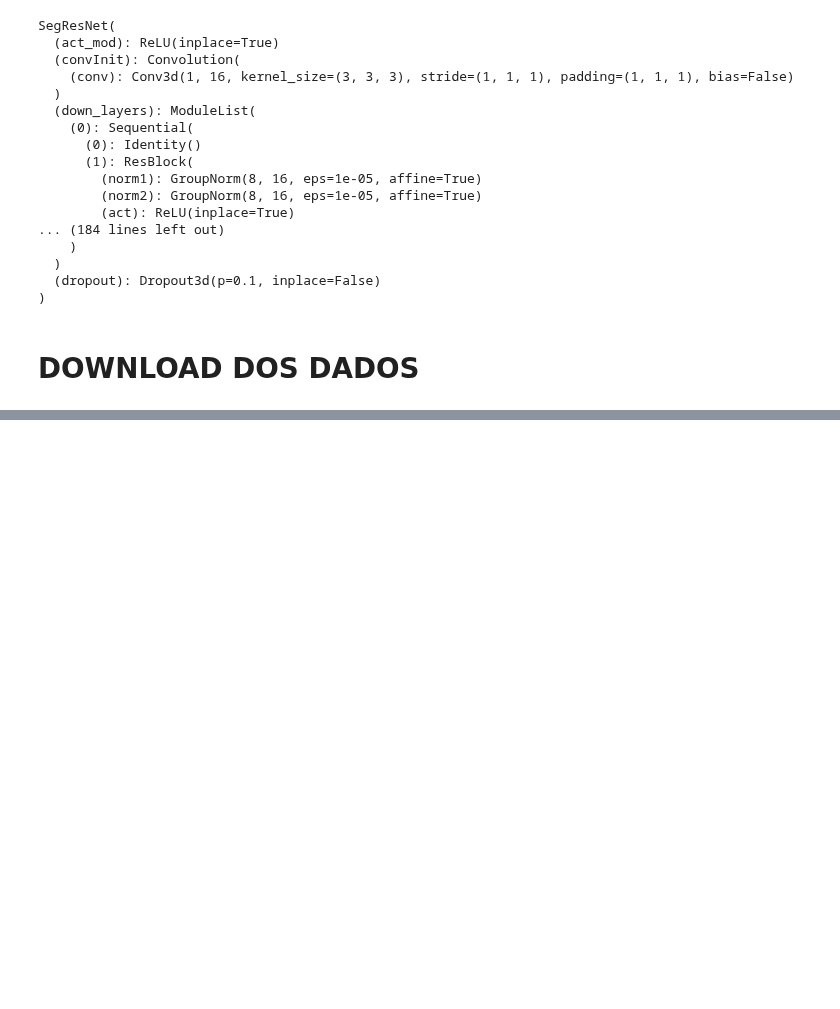
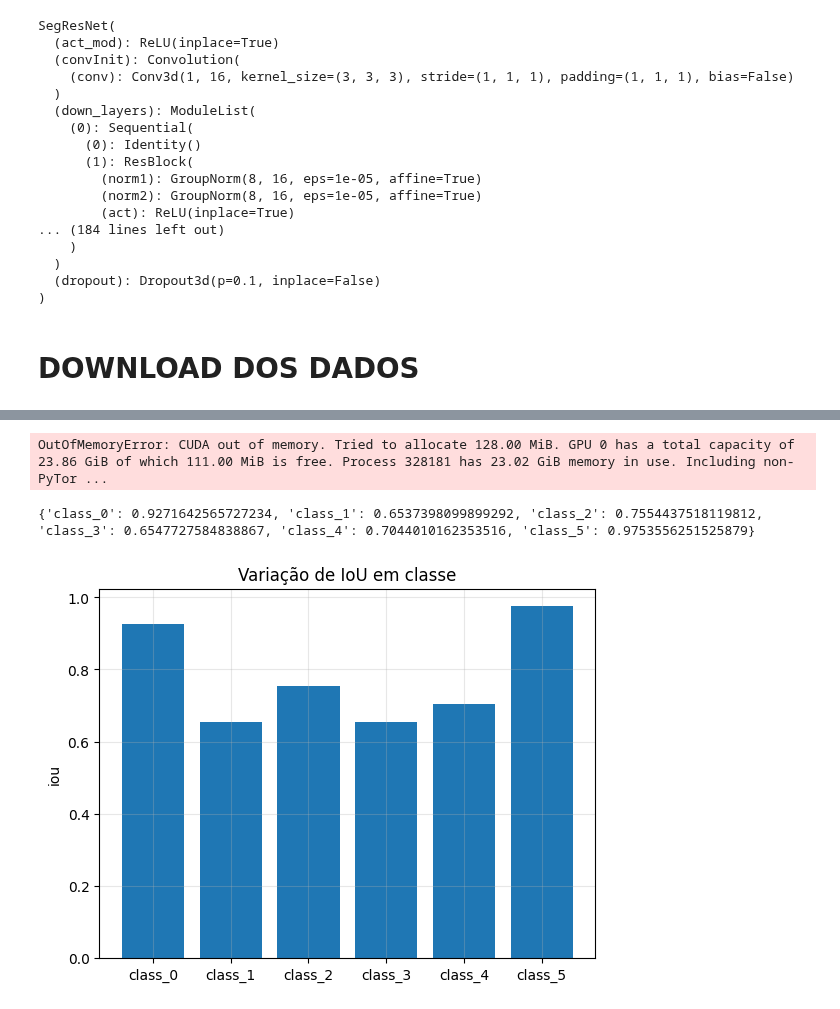
Before and after one commit to KlaussMarchi/SeismicMulticlass, a Jupyter notebook: Model/3 - PostProcessing.ipynb, the cells around one changed output, grey strips where cells are left out. Drawn from its saved outputs; the diff is of its cells as text; code cells hidden in the pictures; blank space fills up the shorter version.

```diff
--- a/Model/3 - PostProcessing.ipynb
+++ b/Model/3 - PostProcessing.ipynb
@@ -231,3 +216,46 @@ with torch.no_grad():
+# %%
+network.model.eval()
+network.iou.reset()
+yModel = []
+
+with torch.no_grad():
+    for (imgs, masks) in test_loader:
+        imgs, masks = imgs.to(network.device), masks.to(network.device)
+        logits = network.model(imgs)
+
+        preds  = torch.argmax(logits, dim=1)
+        target = masks.squeeze(1) if masks.dim() == 5 else masks
+        network.iou.update(preds, target)
+        yModel.append(preds.cpu().numpy()[0])
+
+test_iou = network.iou.compute().item()
+test_iou
+# %% [output]
+OutOfMemoryError: CUDA out of memory. Tried to allocate 128.00 MiB. GPU 0 has a total capacity of 23.86 GiB of which 111.00 MiB is free. Process 328181 has 23.02 GiB memory in use. Including non-PyTor ...
+# %%
+iou = MulticlassJaccardIndex(num_classes=network.classes, average=None).to(network.device)
+network.model.eval()
+iou.reset()
+
+with torch.no_grad():
+    for (imgs, masks) in test_loader:
+        imgs, masks = imgs.to(network.device), masks.to(network.device)
+        logits = network.model(imgs)
+
+        preds  = torch.argmax(logits, dim=1)
+        target = masks.squeeze(1) if masks.dim() == 5 else masks
+        iou.update(preds, target)
+
+
+iouData = {f'class_{i}': score.item() for i, score in enumerate(iou.compute())}
+print(iouData)
+
+plt.bar(iouData.keys(), iouData.values())
+plt.ylabel('iou'); plt.title(f'Variação de IoU em classe')
+plt.grid(alpha=0.3)
+# %% [output]
+{'class_0': 0.9271642565727234, 'class_1': 0.6537398099899292, 'class_2': 0.7554437518119812, 'class_3': 0.6547727584838867, 'class_4': 0.7044010162353516, 'class_5': 0.9753556251525879}
+[figure, added]
 # %%
 def comparePredictions(img, mask, pred):
     fig, axes = plt.subplots(1, 3, figsize=(15, 5))
```
Also changed, not shown: parts of 8 cells of this notebook, 5 other files.
